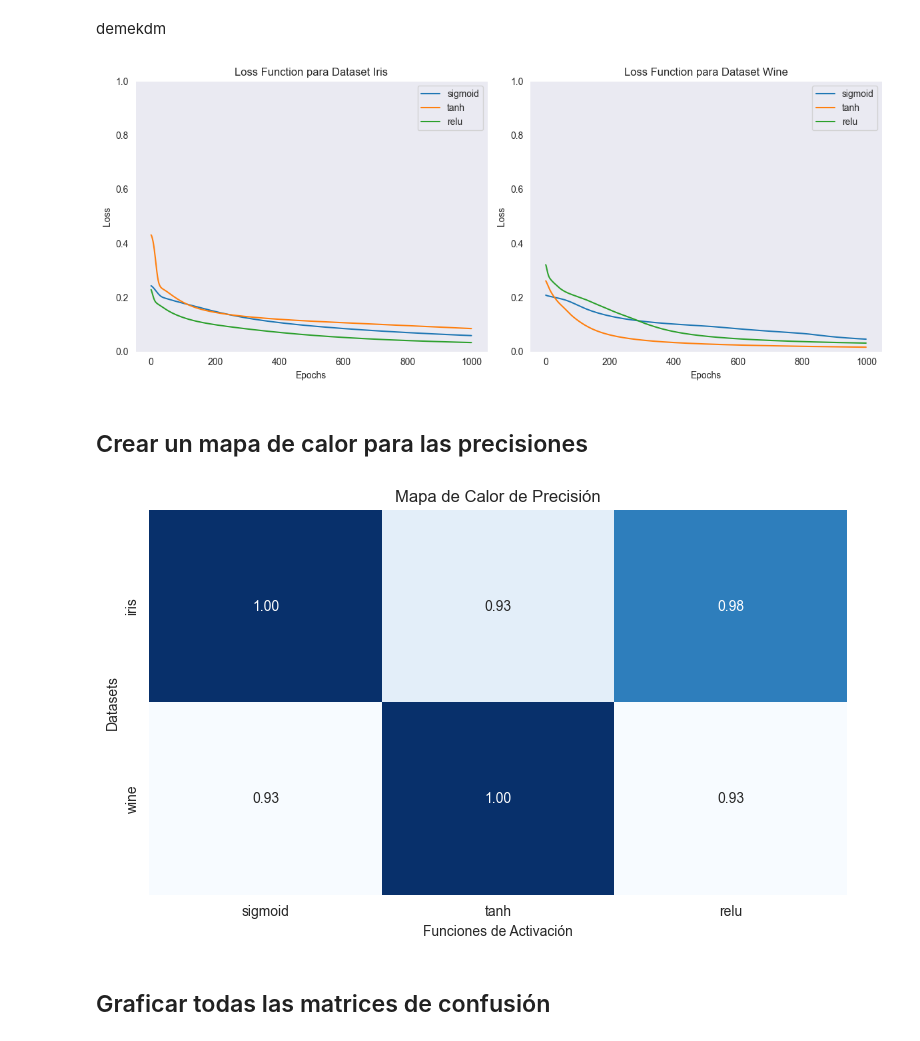
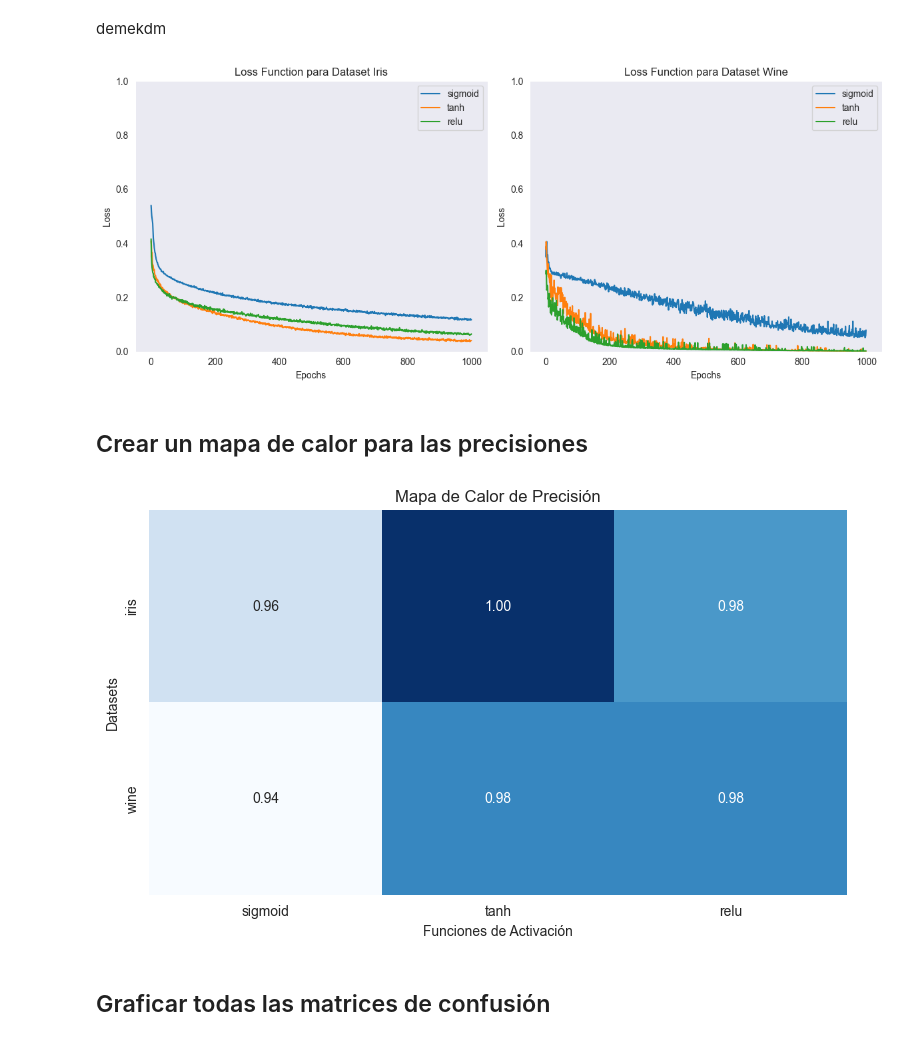
Before and after one commit to raquelaq/Backpropagation, a Jupyter notebook: script.ipynb, the cells around one changed output. Drawn from its saved outputs; the diff is of its cells as text; code cells hidden in the pictures.

```diff
--- a/script.ipynb
+++ b/script.ipynb
@@ -14,9 +14,8 @@ Convertiremos las etiquetas a formato One-Hot Encoding y normalizaremos las cara
 # %%
 from DatasetLoader import DatasetLoader
 
-
-dataset_loader = DatasetLoader(dataset_name="iris")
-X_train, X_test, y_train, y_test = dataset_loader.load_data()
+dataset_loader = DatasetLoader(dataset_name="iris", validation_split=0.2)
+X_train, X_val, X_test, y_train, y_val, y_test = dataset_loader.load_data()
 # %% [markdown]
 ## 2. Definición de la Arquitectura de la Red Neuronal
 # %% [markdown]
@@ -26,12 +25,9 @@ from NeuralNetwork import NeuralNetwork
 
 
 nn = NeuralNetwork(
-    input_size=4,
-    hidden_size=5,
-    output_size=3,
+    layers=[4, 10, 8, 3],  # Ejemplo: 4 entradas, dos capas ocultas (10 y 8 neuronas), 3 salidas
     learning_rate=LR,
-    activation_hidden="relu",               # elegir entre "sigmoid", "tanh" o "relu"
-    activation_output=ACTIVATION_OUTPUT
+    activation_hidden="relu"
 )
 # %% [markdown]
 ## 3. Entrenamiento de la Red Neuronal
@@ -40,8 +36,11 @@ Entrenamos la red y almacenamos la pérdida en cada época para graficarla despu
 # %%
 from Trainer import Trainer
 
+BATCH_SIZE = 32
+trainer = Trainer(nn, X_train, y_train, X_val, y_val, X_test, y_test, batch_size=BATCH_SIZE)
 
-trainer = Trainer(nn, X_train, y_train, X_test, y_test)
-losses = trainer.train(epochs=EPOCHS)
+
+losses, val_losses = trainer.train(epochs=EPOCHS)
 trainer.plot_losses(losses)
+trainer.plot_losses(val_losses)
 # %% [output]
@@ -71,7 +71,6 @@ demekdm
 import matplotlib.pyplot as plt
 import seaborn as sns
 import numpy as np
-
 
 # Definimos los datasets y funciones de activación
 datasets = ["iris", "wine"]
@@ -85,27 +84,24 @@ conf_matrix_dict = {dataset: {activation: None for activation in activations} fo
 for dataset in datasets:
     for activation in activations:
         dataset_loader = DatasetLoader(dataset_name=dataset)
-        X_train, X_test, y_train, y_test = dataset_loader.load_data()
+        X_train, X_val, X_test, y_train, y_val, y_test = dataset_loader.load_data()
 
-        # Establecemos el tamaño de entrada basado en el dataset
+        # Establecemos el tamaño de entrada y salida basado en el dataset
         if dataset_loader.dataset_name == "iris":
-            input_size = 4
+            layers = [4, 10, 3]  # 4 entradas, 1 capa oculta con 10 neuronas, 3 salidas
         elif dataset_loader.dataset_name == "wine":
-            input_size = 13
+            layers = [13, 12, 8, 3]  # 13 entradas, 2 capas ocultas con 12 y 8 neuronas, 3 salidas
 
-        # Creamos la red neuronal
+        # Creamos la red neuronal con estructura dinámica
         nn = NeuralNetwork(
-            input_size=input_size,
-            hidden_size=5,
-            output_size=3,
+            layers=layers,
             learning_rate=LR,
-            activation_hidden=activation,
-            activation_output=ACTIVATION_OUTPUT
+            activation_hidden=activation  # Activación para capas ocultas
         )
 
         # Creamos el entrenador y entrenamos
-        trainer = Trainer(nn, X_train, y_train, X_test, y_test)
-        losses = trainer.train(epochs=EPOCHS)
+        trainer = Trainer(nn, X_train, y_train, X_val, y_val, X_test, y_test, batch_size=BATCH_SIZE)
+        losses, val_losses = trainer.train(epochs=EPOCHS)
 
         # Almacenamos las pérdidas en el diccionario
         losses_dict[dataset][activation] = losses
@@ -115,34 +111,34 @@ for dataset in datasets:
         accuracy_dict[dataset][activation] = accuracy  # Guardamos la precisión
         conf_matrix_dict[dataset][activation] = conf_matrix  # Guardamos la matriz de confusión
 
 # Creamos las gráficas de pérdidas
 fig, axs = plt.subplots(1, 2, figsize=(12, 5))
 
 # Graficamos para el dataset Iris
 for activation in activations:
     axs[0].plot(losses_dict["iris"][activation], label=activation)
 axs[0].set_title("Loss Function para Dataset Iris")
 axs[0].set_xlabel("Epochs")
 axs[0].set_ylabel("Loss")
 axs[0].set_ylim(0, 1)
 axs[0].legend()
 axs[0].grid()
 
 # Graficamos para el dataset Wine
 for activation in activations:
     axs[1].plot(losses_dict["wine"][activation], label=activation)
 axs[1].set_title("Loss Function para Dataset Wine")
 axs[1].set_xlabel("Epochs")
 axs[1].set_ylabel("Loss")
 axs[1].set_ylim(0, 1)
 axs[1].legend()
 axs[1].grid()
 
 # Mostramos las gráficas de pérdidas
 plt.tight_layout()
 plt.show()
 # %% [output]
-[figure, old version]
+[figure, new version]
 # %% [markdown]
 ## Crear un mapa de calor para las precisiones
 # %%
@@ -155,7 +151,7 @@ plt.xlabel("Funciones de Activación")
 plt.ylabel("Datasets")
 plt.show()
 # %% [output]
-[figure, old version]
+[figure, new version]
 # %% [markdown]
 ## Graficar todas las matrices de confusión
 # %%
```
Also changed, not shown: parts of 2 cells of this notebook, 3 other files.
